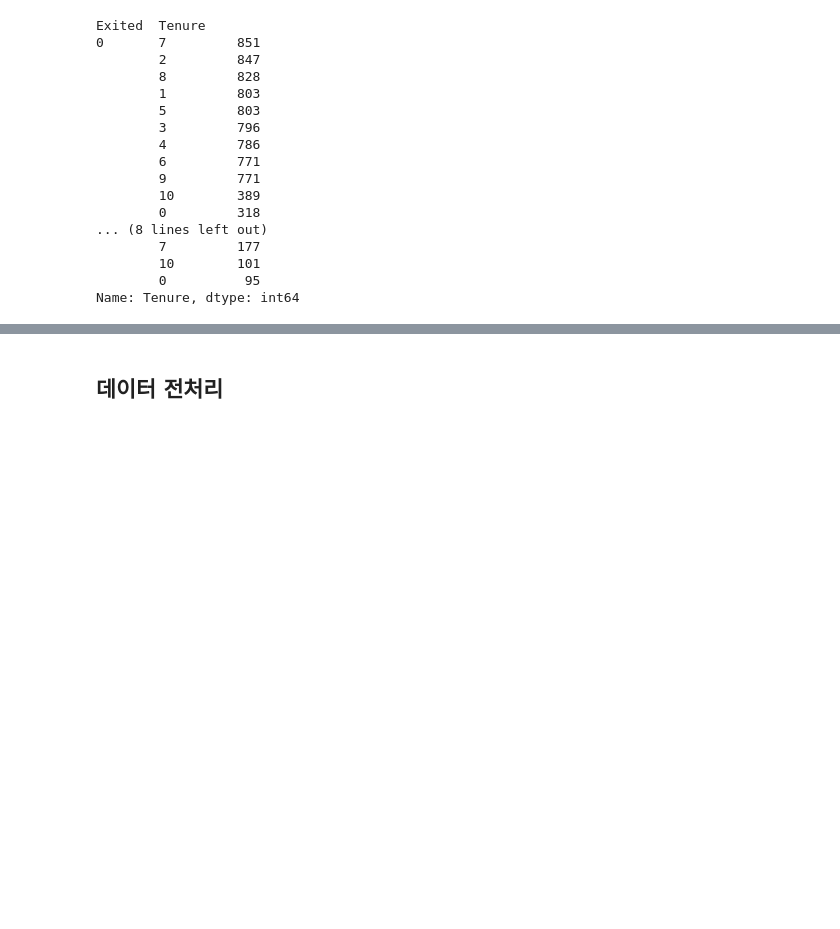
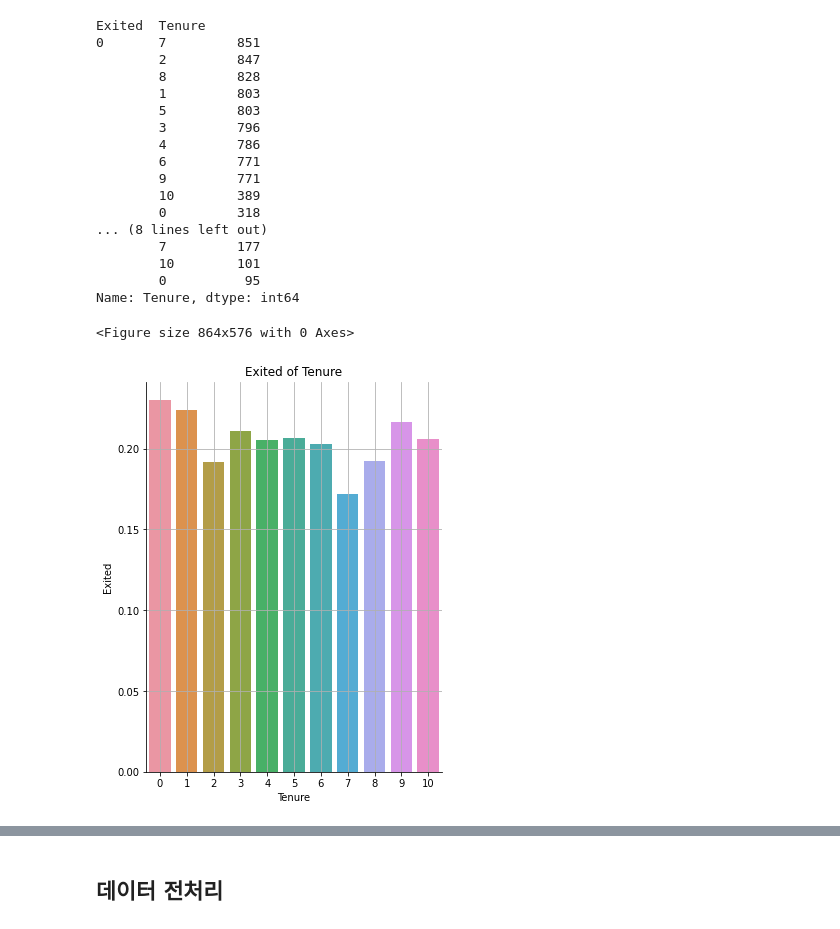
Before and after one commit to joungminhee/Project, a Jupyter notebook: churn_modeling.ipynb, the cells around one changed output, grey strips where cells are left out. Cells and saved outputs as stored; diff of their text form; code cells hidden in the pictures; blank space fills up the shorter version.

```diff
--- a/churn_modeling.ipynb
+++ b/churn_modeling.ipynb
@@ -89,3 +165,14 @@ Exited  Tenure
         10        101
         0          95
 Name: Tenure, dtype: int64
+# %%
+plt.figure(figsize=(12,8))
+sns.catplot(x='Tenure', y='Exited',
+            data=df,kind='bar', ci=None)
+plt.title('Exited of Tenure')
+plt.subplots_adjust(top=1.2)
+plt.grid()
+plt.show()
+# %% [output]
+<Figure size 864x576 with 0 Axes>
+[figure, added]
```
Also changed, not shown: parts of 42 cells of this notebook.
